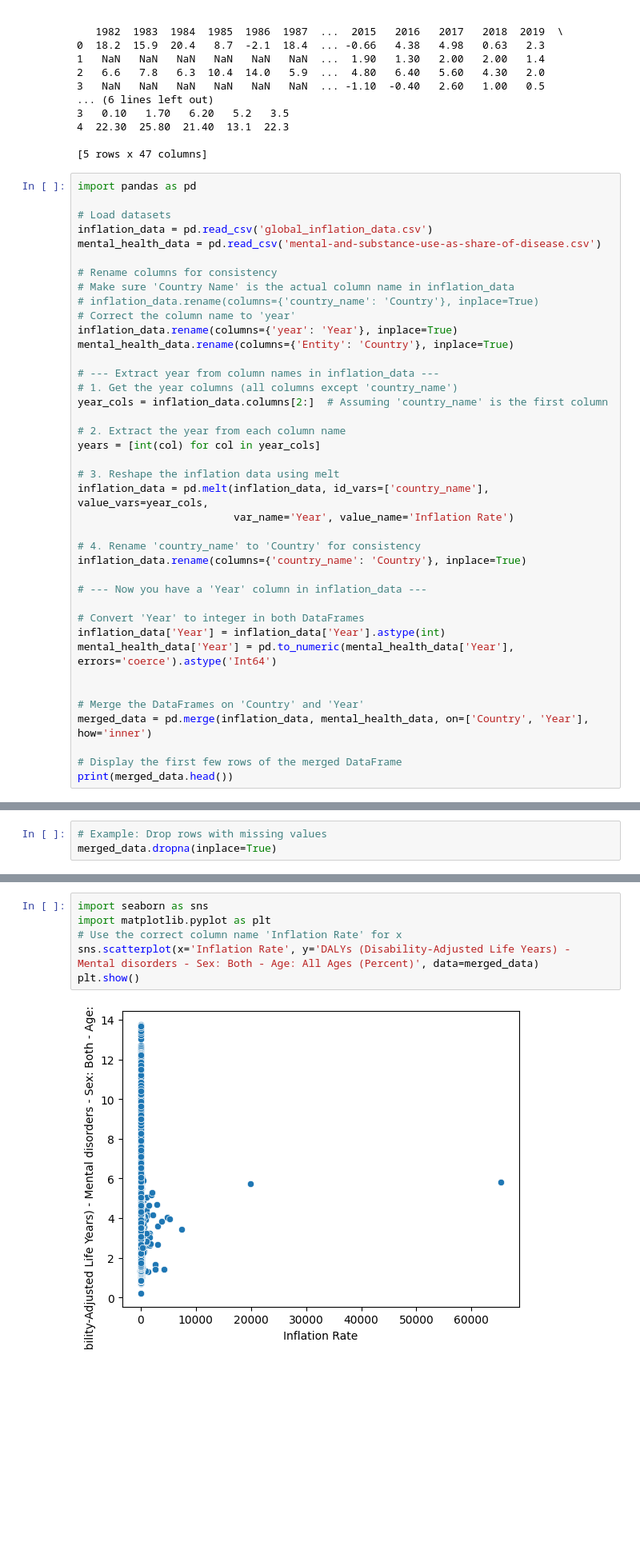
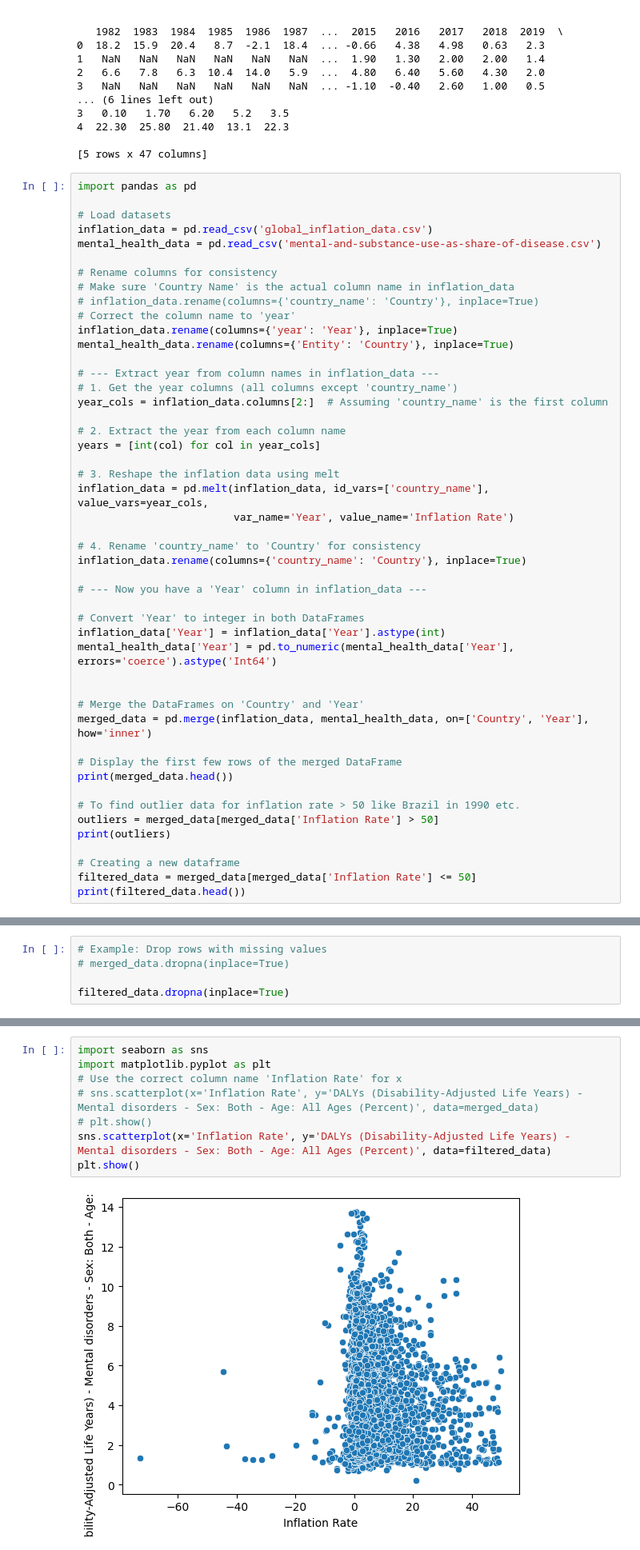
Before and after one commit to rbiamru/MentalHealthvsInflation, a Jupyter notebook: MentalHealth&Inflation.ipynb, the cells around one changed output, grey strips where cells are left out. Shown at 80% size. Drawn from its saved outputs; the diff is of its cells as text; blank space fills up the shorter version.

Commit message:
Removed outliers such as Brazil in 1990 etc.

```diff
--- a/MentalHealth&Inflation.ipynb
+++ b/MentalHealth&Inflation.ipynb
@@ -127,6 +127,14 @@ merged_data = pd.merge(inflation_data, mental_health_data, on=['Country', 'Year'
 
 # Display the first few rows of the merged DataFrame
 print(merged_data.head())
+
+# To find outlier data for inflation rate > 50 like Brazil in 1990 etc.
+outliers = merged_data[merged_data['Inflation Rate'] > 50]
+print(outliers)
+
+# Creating a new dataframe
+filtered_data = merged_data[merged_data['Inflation Rate'] <= 50]
+print(filtered_data.head())
 # %% [output]
        Country  Year  Inflation Rate Code  \
 0  Afghanistan  1990            47.4  AFG
@@ -144,4 +156,6 @@ print(merged_data.head())
 # %%
 # Example: Drop rows with missing values
-merged_data.dropna(inplace=True)
+# merged_data.dropna(inplace=True)
+
+filtered_data.dropna(inplace=True)
 # %%
@@ -155,8 +175,10 @@ Coefficient: -1.4829334743339999e-05
 # %%
 import seaborn as sns
 import matplotlib.pyplot as plt
 # Use the correct column name 'Inflation Rate' for x
-sns.scatterplot(x='Inflation Rate', y='DALYs (Disability-Adjusted Life Years) - Mental disorders - Sex: Both - Age: All Ages (Percent)', data=merged_data)
+# sns.scatterplot(x='Inflation Rate', y='DALYs (Disability-Adjusted Life Years) - Mental disorders - Sex: Both - Age: All Ages (Percent)', data=merged_data)
+# plt.show()
+sns.scatterplot(x='Inflation Rate', y='DALYs (Disability-Adjusted Life Years) - Mental disorders - Sex: Both - Age: All Ages (Percent)', data=filtered_data)
 plt.show()
 # %% [output]
-[figure, old version]
+[figure, new version]
```
Also changed, not shown: parts of 3 cells of this notebook.
